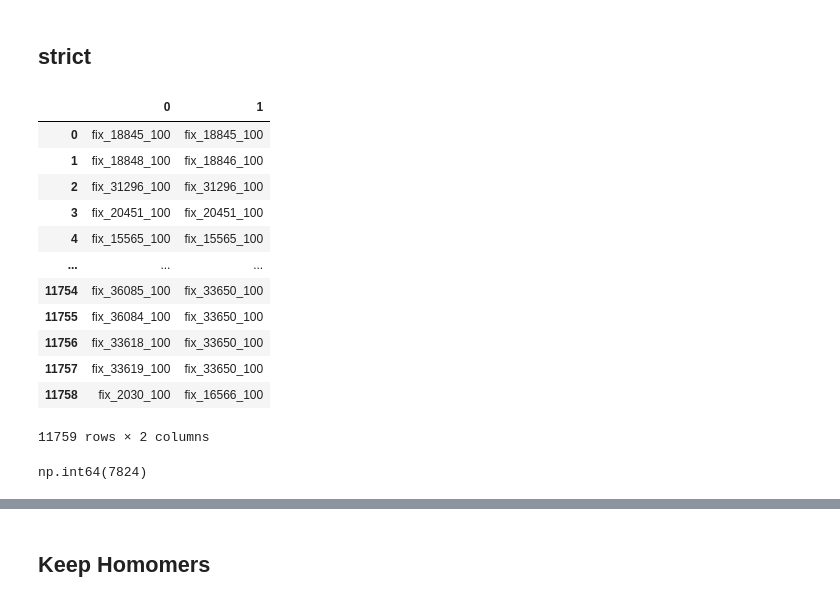
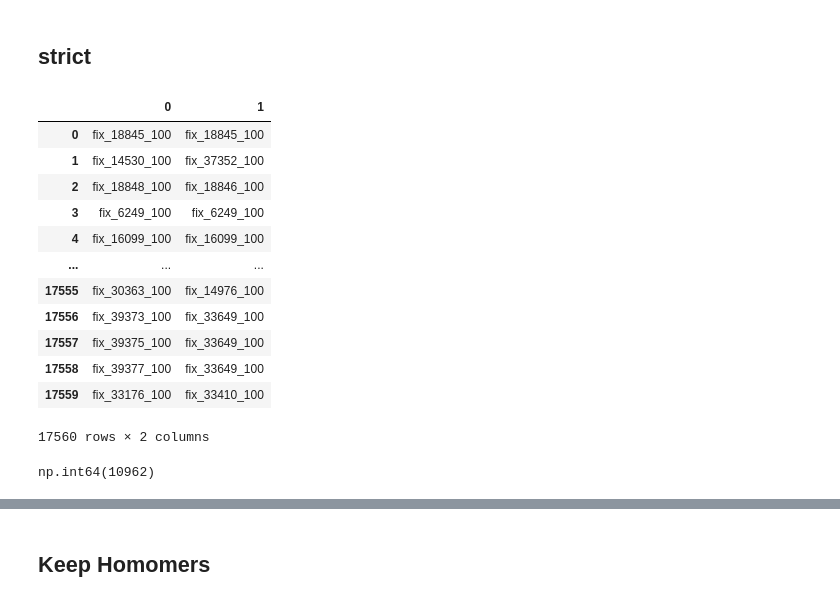
Before and after one commit to Ento0n/Master, a Jupyter notebook: notebooks/check_negative_sampling.ipynb, the cells around one changed output, grey strips where cells are left out. Drawn from its saved outputs; the diff is of its cells as text; code cells hidden in the pictures.

```diff
--- a/notebooks/check_negative_sampling.ipynb
+++ b/notebooks/check_negative_sampling.ipynb
@@ -8,34 +8,34 @@ import seaborn as sns
 # %% [markdown]
 ## strict
 # %%
-strict_df = pd.read_csv("/nfs/scratch/pdb_dimers/balanced_interactions_sctrict.tsv", sep="\t")
+strict_df = pd.read_csv("/nfs/scratch/pdb_dimers/balanced_interactions_strict_cd_hit.tsv", sep="\t")
 
 pos = strict_df[strict_df["sample_kind"] == "positive"]
 neg = strict_df[strict_df["sample_kind"] == "negative"]
 
 pairs = pos["new_cluster_pair"].str.split(",",expand=True)
 
 pairs
 # %% [output]
 |  | 0 | 1 |
 | 0 | fix_18845_100 | fix_18845_100 |
-| 1 | fix_18848_100 | fix_18846_100 |
-| 2 | fix_31296_100 | fix_31296_100 |
-| 3 | fix_20451_100 | fix_20451_100 |
-| 4 | fix_15565_100 | fix_15565_100 |
+| 1 | fix_14530_100 | fix_37352_100 |
+| 2 | fix_18848_100 | fix_18846_100 |
+| 3 | fix_6249_100 | fix_6249_100 |
+| 4 | fix_16099_100 | fix_16099_100 |
 | ... | ... | ... |
-| 11754 | fix_36085_100 | fix_33650_100 |
-| 11755 | fix_36084_100 | fix_33650_100 |
-| 11756 | fix_33618_100 | fix_33650_100 |
-| 11757 | fix_33619_100 | fix_33650_100 |
-| 11758 | fix_2030_100 | fix_16566_100 |
+| 17555 | fix_30363_100 | fix_14976_100 |
+| 17556 | fix_39373_100 | fix_33649_100 |
+| 17557 | fix_39375_100 | fix_33649_100 |
+| 17558 | fix_39377_100 | fix_33649_100 |
+| 17559 | fix_33176_100 | fix_33410_100 |
-11759 rows × 2 columns
+17560 rows × 2 columns
 # %%
 homomers = (pairs[0] == pairs[1]).sum()
 
 homomers
 # %% [output]
-np.int64(7824)
+np.int64(10962)
 # %%
 print(f"Length Positive: {len(pos)}")
 print(f"Length Negative: {len(neg)}")
```
Also changed, not shown: parts of 13 cells of this notebook, 2 other files.
